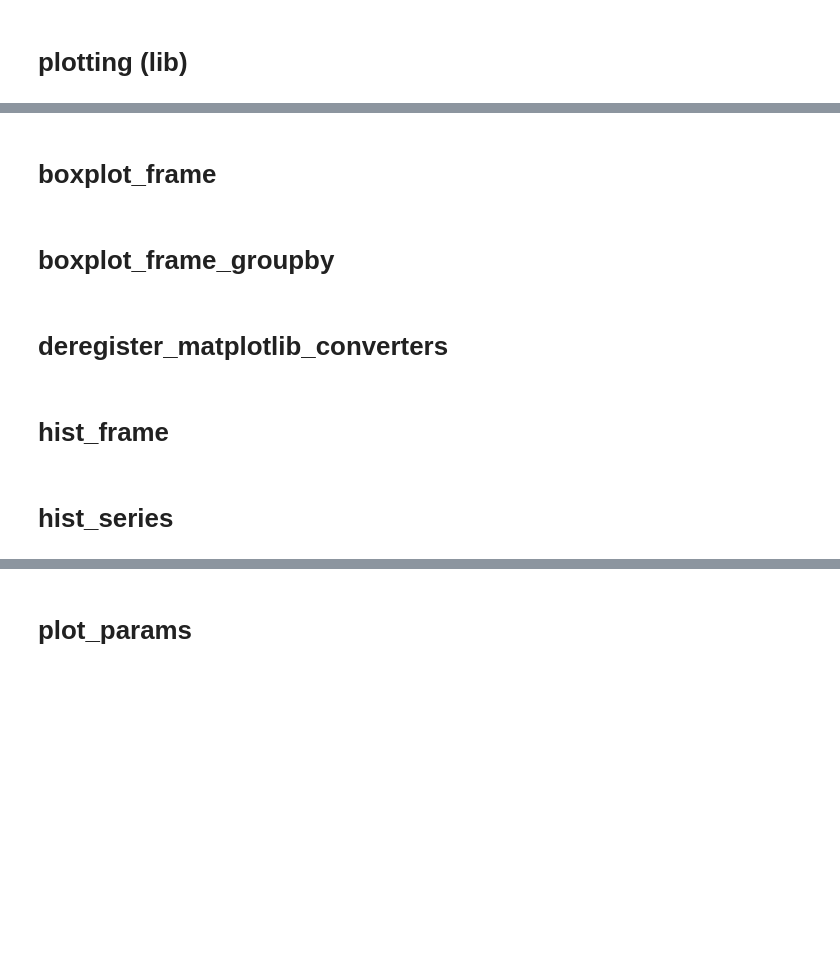
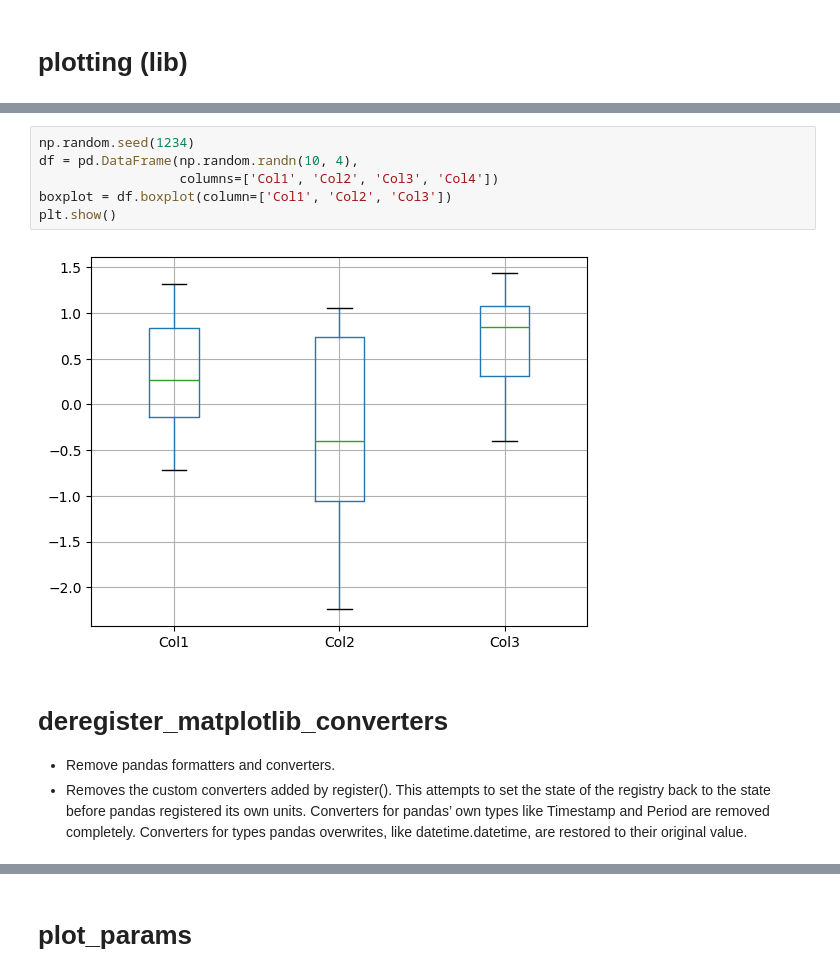
Before and after one commit to sangthebui/EDA, a Jupyter notebook: pandas_walkthrough.ipynb, the cells around one changed output, grey strips where cells are left out. Drawn from its saved outputs; the diff is of its cells as text; blank space fills up the shorter version.

```diff
--- a/pandas_walkthrough.ipynb
+++ b/pandas_walkthrough.ipynb
@@ -4590,10 +4617,12 @@ display(df.xs('bird'))
-# %% [markdown]
-# boxplot_frame
-# %% [markdown]
-# boxplot_frame_groupby
+# %%
+np.random.seed(1234)
+df = pd.DataFrame(np.random.randn(10, 4),
+                  columns=['Col1', 'Col2', 'Col3', 'Col4'])
+boxplot = df.boxplot(column=['Col1', 'Col2', 'Col3'])
+plt.show()
+# %% [output]
+[figure, added]
 # %% [markdown]
 # deregister_matplotlib_converters
+- Remove pandas formatters and converters.
+- Removes the custom converters added by register(). This attempts to set the state of the registry back to the state before pandas registered its own units. Converters for pandas’ own types like Timestamp and Period are removed completely. Converters for types pandas overwrites, like datetime.datetime, are restored to their original value.
-# %% [markdown]
-# hist_frame
-# %% [markdown]
-# hist_series
```
Also changed, not shown: parts of 22 cells of this notebook, 3 other files.
